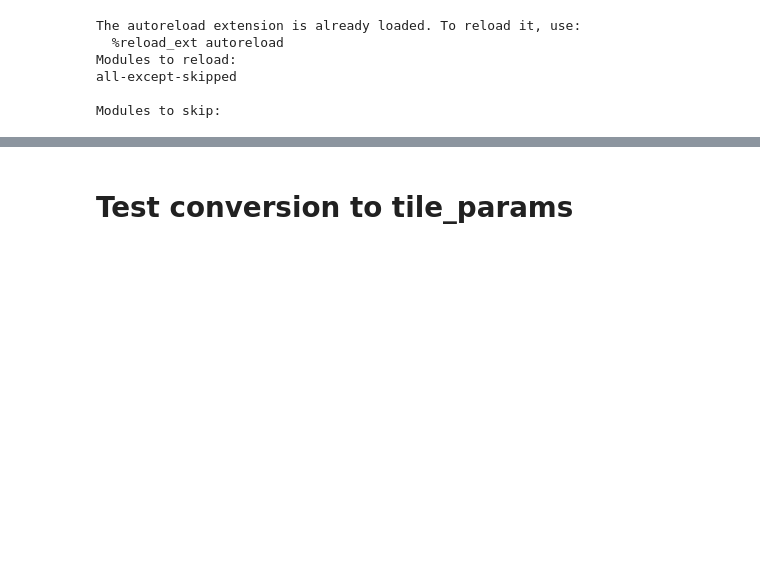
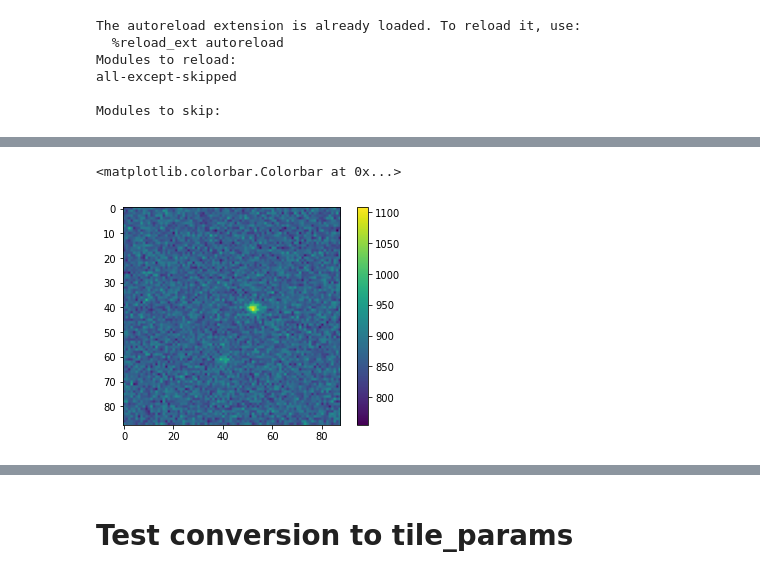
Before and after one commit to prob-ml/bliss, a Jupyter notebook: case_studies/coadds/notebooks/coadd_dataset.ipynb, the cells around one changed output, grey strips where cells are left out. Cells and saved outputs as stored; diff of their text form; code cells hidden in the pictures; blank space fills up the shorter version.

```diff
--- a/case_studies/coadds/notebooks/coadd_dataset.ipynb
+++ b/case_studies/coadds/notebooks/coadd_dataset.ipynb
@@ -37,5 +37,8 @@ with initialize(config_path="../config"):
 # %%
 import matplotlib.pyplot as plt
 b = coadd_ds[0]
-b_1 = b['noisy'][0].numpy()
-b_25 = b['images'][0].numpy()
+plt.imshow(b['noisy'][0].numpy())
+plt.colorbar()
+# %% [output]
+<matplotlib.colorbar.Colorbar at 0x...>
+[figure, added]
```
Also changed, not shown: parts of 6 cells of this notebook.
